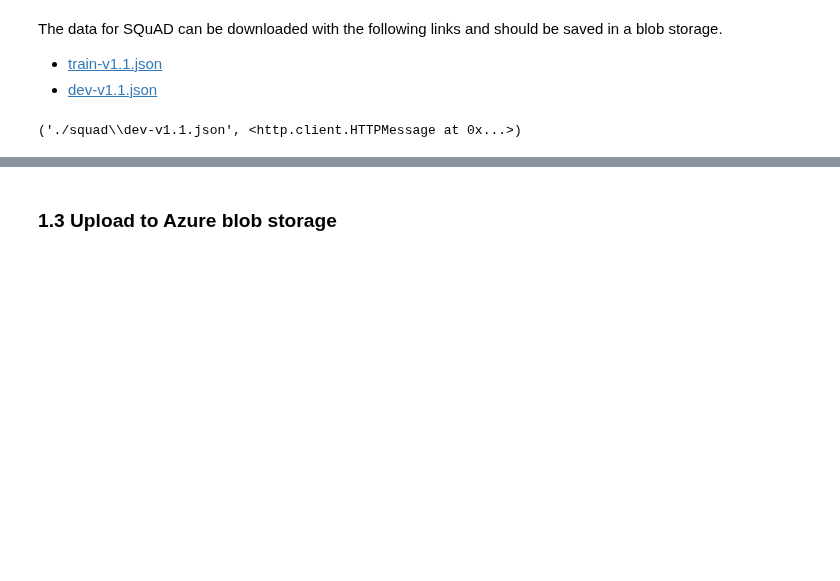
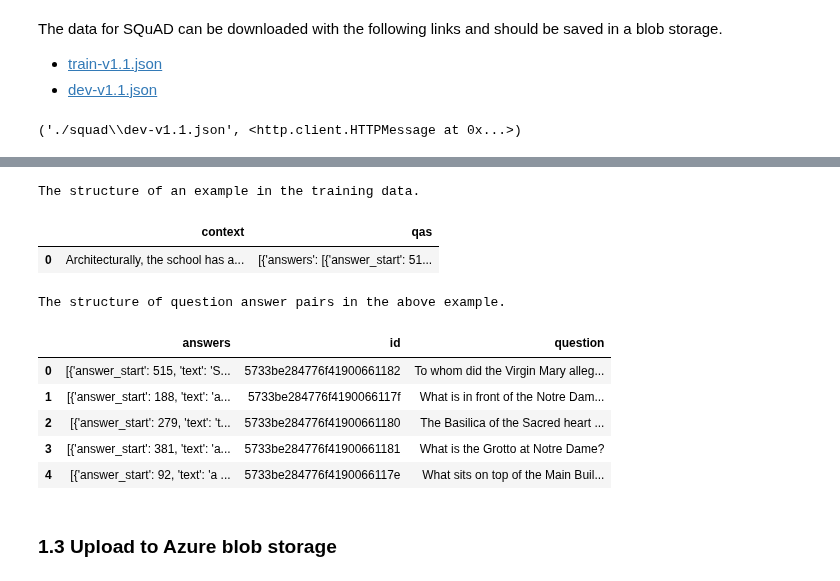
Before and after one commit to microsoft/nlp-recipes, a Jupyter notebook: scenarios/question_answering/pretrained-BERT-SQuAD-deep-dive-aml.ipynb, the cells around one changed output, grey strips where cells are left out. Drawn from its saved outputs; the diff is of its cells as text; code cells hidden in the pictures; blank space fills up the shorter version.

Commit message:
add tuning results, sauad explanation, training script to the repo

```diff
--- a/scenarios/question_answering/pretrained-BERT-SQuAD-deep-dive-aml.ipynb
+++ b/scenarios/question_answering/pretrained-BERT-SQuAD-deep-dive-aml.ipynb
@@ -156,3 +164,29 @@ urllib.request.urlretrieve('https://rajpurkar.github.io/SQuAD-explorer/dataset/d
+# %%
+#load json object
+with open(os.path.join(data_folder, 'train-v1.1.json')) as train_file:
+    train = json.load(train_file)
+for paragraph in train['data'][0]['paragraphs']:
+    answer_question = paragraph['qas']
+    context = paragraph['context']
+    paragraph = paragraph
+    break
+print("The structure of an example in the training data.")
+json_normalize(paragraph).head()
+# %% [output]
+The structure of an example in the training data.
+|  | context | qas |
+| 0 | Architecturally, the school has a... | [{'answers': [{'answer_start': 51... |
+# %%
+print("The structure of question answer pairs in the above example.")
+json_normalize(answer_question).head()
+# %% [output]
+The structure of question answer pairs in the above example.
+|  | answers | id | question |
+| 0 | [{'answer_start': 515, 'text': 'S... | 5733be284776f41900661182 | To whom did the Virgin Mary alleg... |
+| 1 | [{'answer_start': 188, 'text': 'a... | 5733be284776f4190066117f | What is in front of the Notre Dam... |
+| 2 | [{'answer_start': 279, 'text': 't... | 5733be284776f41900661180 | The Basilica of the Sacred heart ... |
+| 3 | [{'answer_start': 381, 'text': 'a... | 5733be284776f41900661181 | What is the Grotto at Notre Dame? |
+| 4 | [{'answer_start': 92, 'text': 'a ... | 5733be284776f4190066117e | What sits on top of the Main Buil... |
 # %% [markdown]
 ### 1.3 Upload to Azure blob storage
 # %% [markdown]
```
Also changed, not shown: parts of 14 cells of this notebook, 1 other file.
